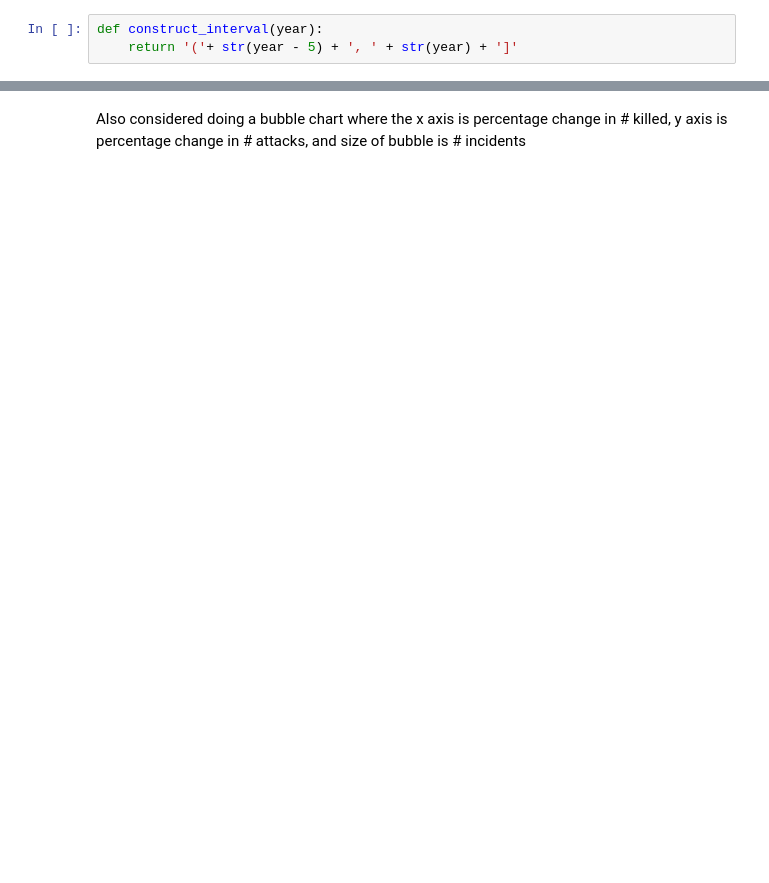
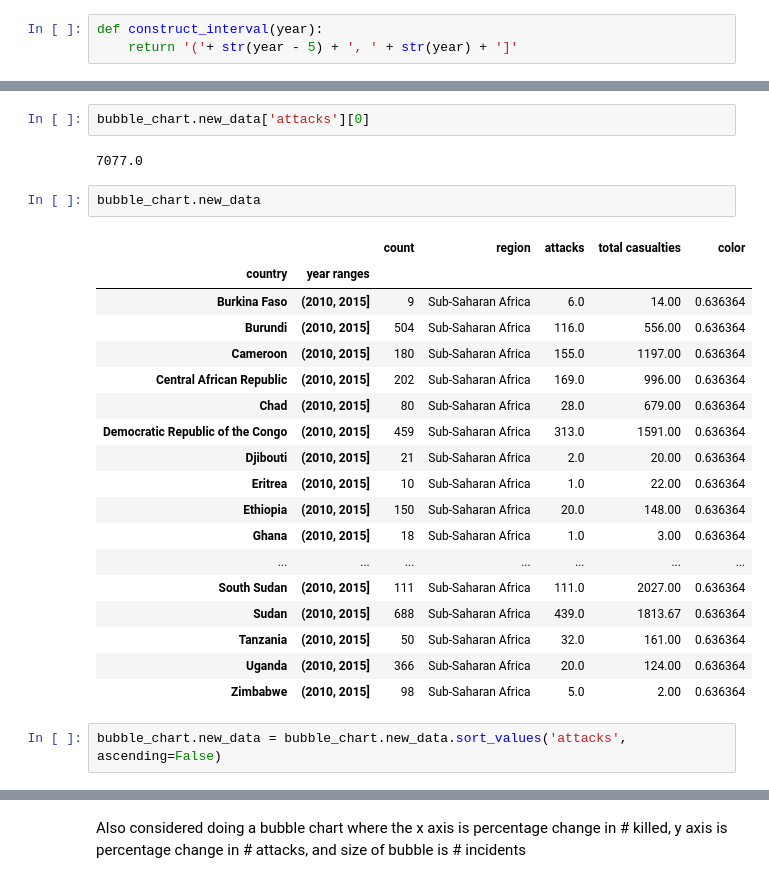
Before and after one commit to ICT4SD/Terrorism_Analysis, a Jupyter notebook: IVIS/package/Bubble Chart Class.ipynb, the cells around one changed output, grey strips where cells are left out. Saved outputs shown, nothing was run; the diff lists cells and outputs as text; blank space fills up the shorter version.

```diff
--- a/IVIS/package/Bubble Chart Class.ipynb
+++ b/IVIS/package/Bubble Chart Class.ipynb
@@ -216,0 +213,27 @@ def create_bubble_chart(year):
+# %%
+bubble_chart.new_data['attacks'][0]
+# %% [output]
+7077.0
+# %%
+bubble_chart.new_data
+# %% [output]
+|  |  | count | region | attacks | total casualties | color |
+| country | year ranges |  |  |  |  |  |
+| Burkina Faso | (2010, 2015] | 9 | Sub-Saharan Africa | 6.0 | 14.00 | 0.636364 |
+| Burundi | (2010, 2015] | 504 | Sub-Saharan Africa | 116.0 | 556.00 | 0.636364 |
+| Cameroon | (2010, 2015] | 180 | Sub-Saharan Africa | 155.0 | 1197.00 | 0.636364 |
+| Central African Republic | (2010, 2015] | 202 | Sub-Saharan Africa | 169.0 | 996.00 | 0.636364 |
+| Chad | (2010, 2015] | 80 | Sub-Saharan Africa | 28.0 | 679.00 | 0.636364 |
+| Democratic Republic of the Congo | (2010, 2015] | 459 | Sub-Saharan Africa | 313.0 | 1591.00 | 0.636364 |
+| Djibouti | (2010, 2015] | 21 | Sub-Saharan Africa | 2.0 | 20.00 | 0.636364 |
+| Eritrea | (2010, 2015] | 10 | Sub-Saharan Africa | 1.0 | 22.00 | 0.636364 |
+| Ethiopia | (2010, 2015] | 150 | Sub-Saharan Africa | 20.0 | 148.00 | 0.636364 |
+| Ghana | (2010, 2015] | 18 | Sub-Saharan Africa | 1.0 | 3.00 | 0.636364 |
+| ... | ... | ... | ... | ... | ... | ... |
+| South Sudan | (2010, 2015] | 111 | Sub-Saharan Africa | 111.0 | 2027.00 | 0.636364 |
+| Sudan | (2010, 2015] | 688 | Sub-Saharan Africa | 439.0 | 1813.67 | 0.636364 |
+| Tanzania | (2010, 2015] | 50 | Sub-Saharan Africa | 32.0 | 161.00 | 0.636364 |
+| Uganda | (2010, 2015] | 366 | Sub-Saharan Africa | 20.0 | 124.00 | 0.636364 |
+| Zimbabwe | (2010, 2015] | 98 | Sub-Saharan Africa | 5.0 | 2.00 | 0.636364 |
+# %%
+bubble_chart.new_data = bubble_chart.new_data.sort_values('attacks', ascending=False)
```
Also changed, not shown: parts of 17 cells of this notebook.
